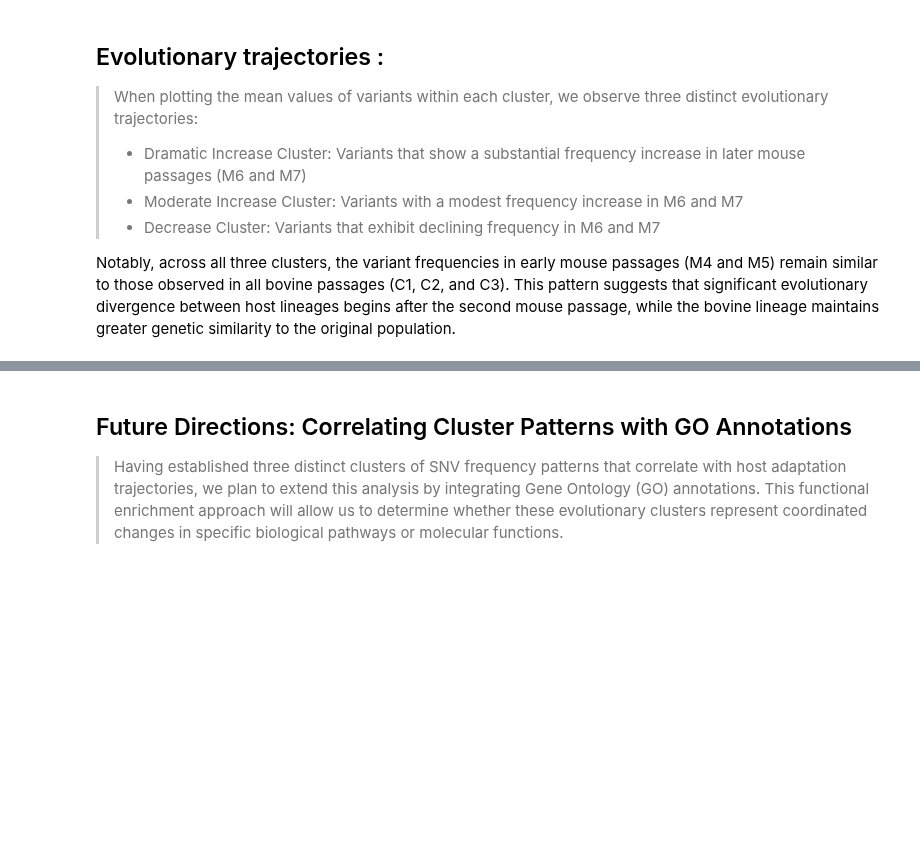
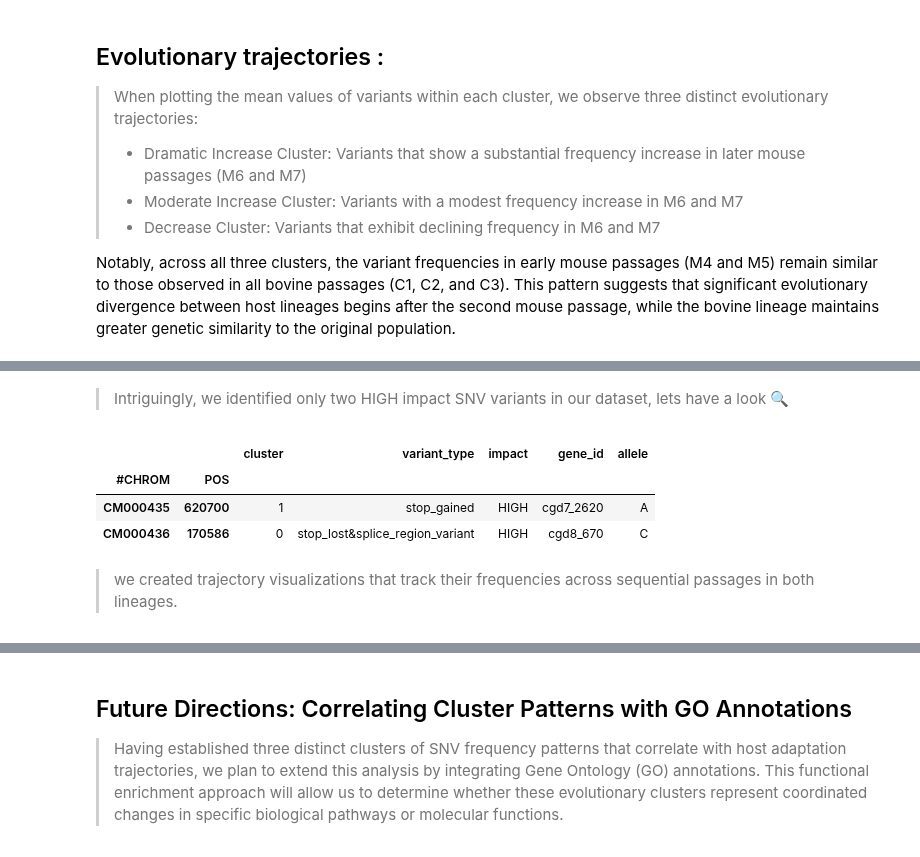
Before and after one commit to mtinti/cryptosporidium_host_adaptation, a Jupyter notebook: nbs/index.ipynb, the cells around one changed output, grey strips where cells are left out. Drawn from its saved outputs; the diff is of its cells as text; code cells hidden in the pictures; blank space fills up the shorter version.

```diff
--- a/nbs/index.ipynb
+++ b/nbs/index.ipynb
@@ -347,0 +402,11 @@ Notably, across all three clusters, the variant frequencies in early mouse passa
+# %% [markdown]
+> Intriguingly, we identified only two HIGH impact SNV variants in our dataset, lets have a look 🔍
+# %%
+clustering_data[clustering_data['impact']=='HIGH'].iloc[:,7:]
+# %% [output]
+|  |  | cluster | variant_type | impact | gene_id | allele |
+| #CHROM | POS |  |  |  |  |  |
+| CM000435 | 620700 | 1 | stop_gained | HIGH | cgd7_2620 | A |
+| CM000436 | 170586 | 0 | stop_lost&splice_region_variant | HIGH | cgd8_670 | C |
+# %% [markdown]
+> we created trajectory visualizations that track their frequencies across sequential passages in both lineages.
```
Also changed, not shown: parts of 22 cells of this notebook, 14 other files.
